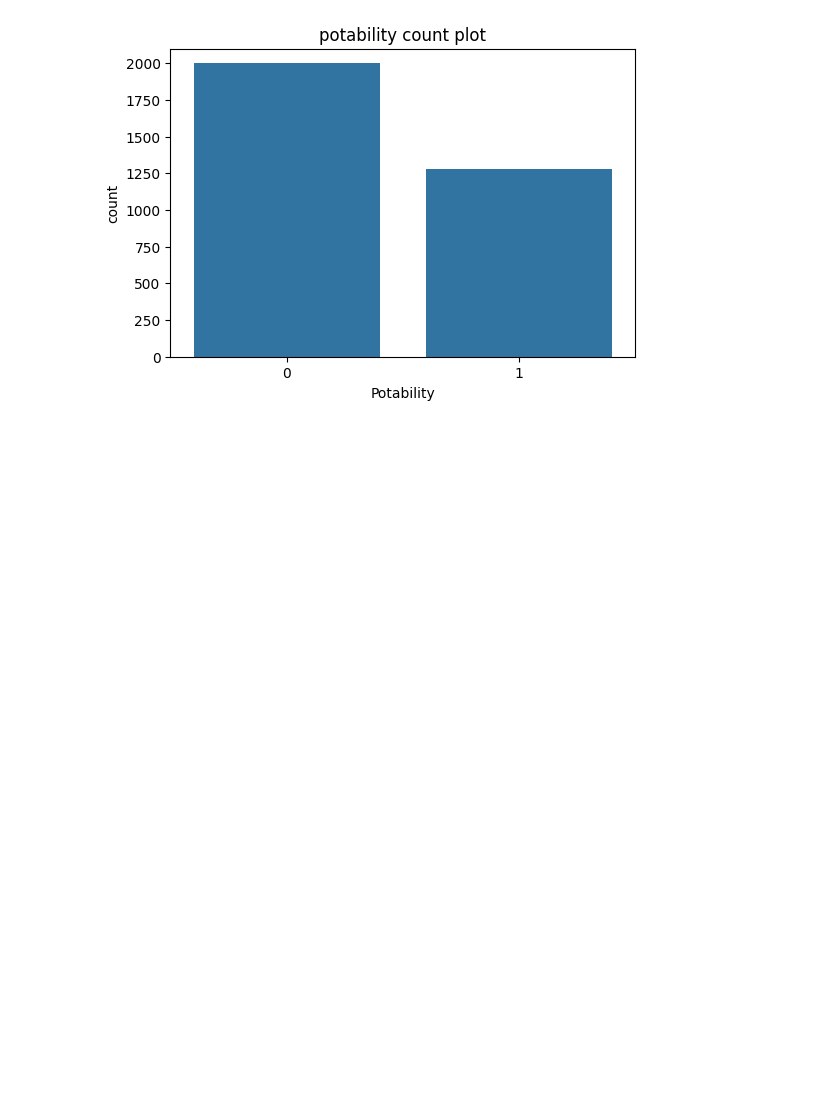
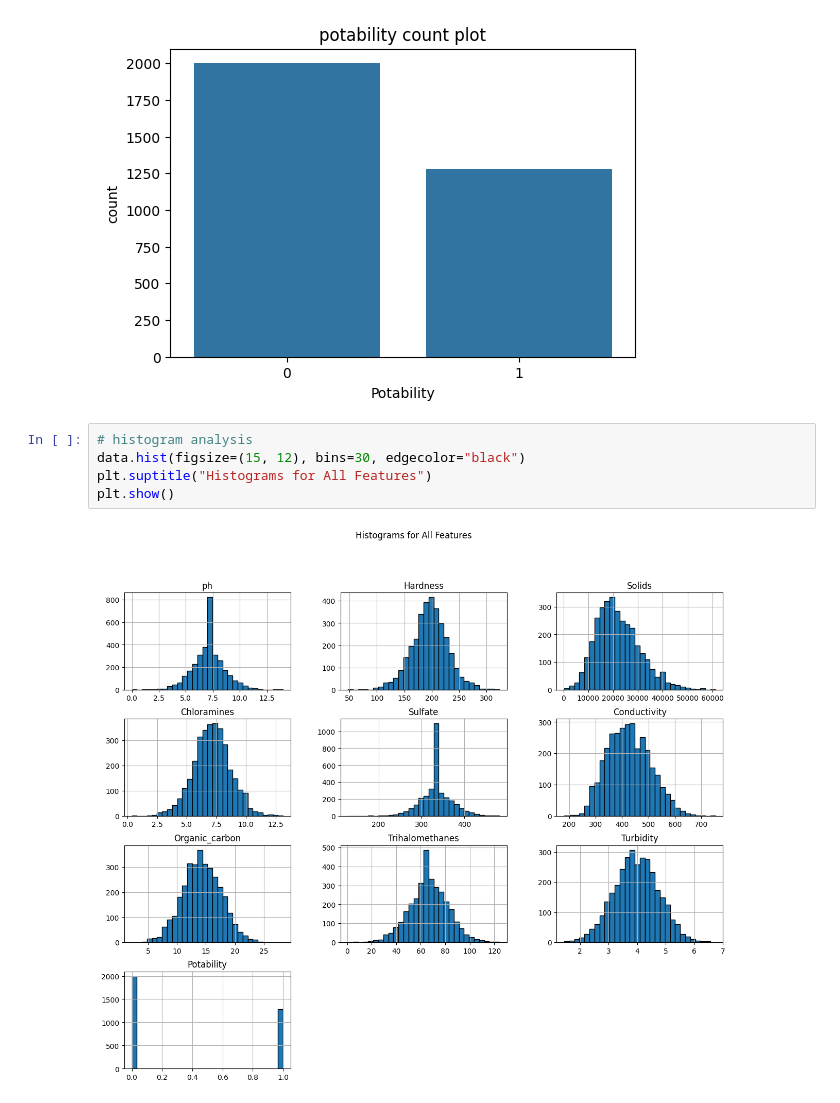
Before and after one commit to kamijoseph/Water-Quality, a Jupyter notebook: notebook/main.ipynb, the cells around one changed output. Saved outputs shown, nothing was run; the diff lists cells and outputs as text; blank space fills up the shorter version.

```diff
--- a/notebook/main.ipynb
+++ b/notebook/main.ipynb
@@ -280,3 +280,10 @@ plt.title("potability count plot")
 plt.show()
 # %% [output]
 [figure]
+# %%
+# histogram analysis
+data.hist(figsize=(15, 12), bins=30, edgecolor="black")
+plt.suptitle("Histograms for All Features")
+plt.show()
+# %% [output]
+[figure, added]
```
